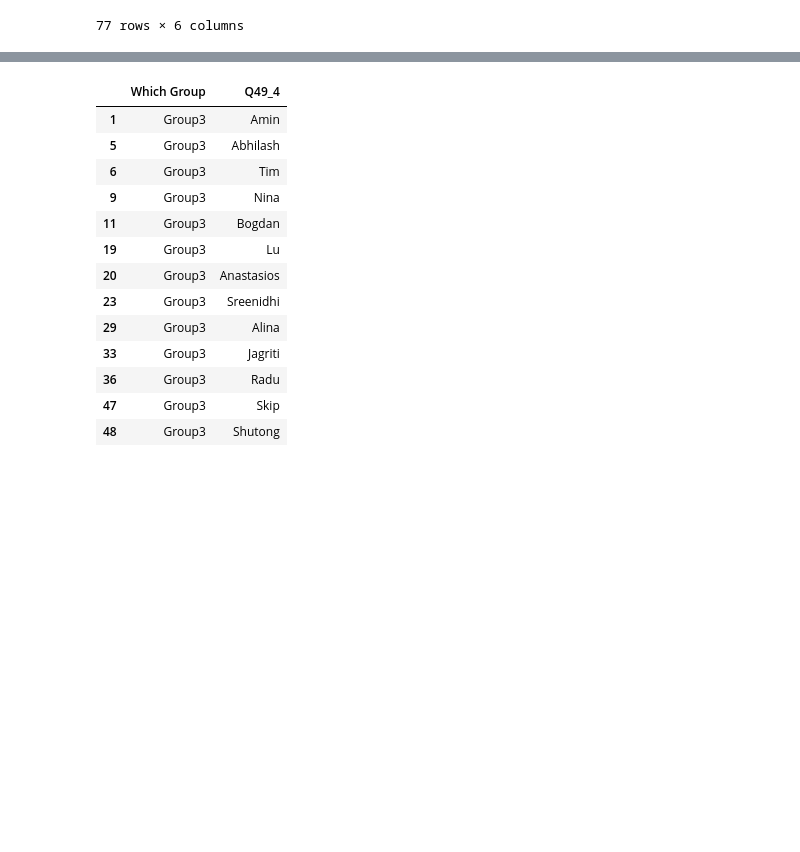
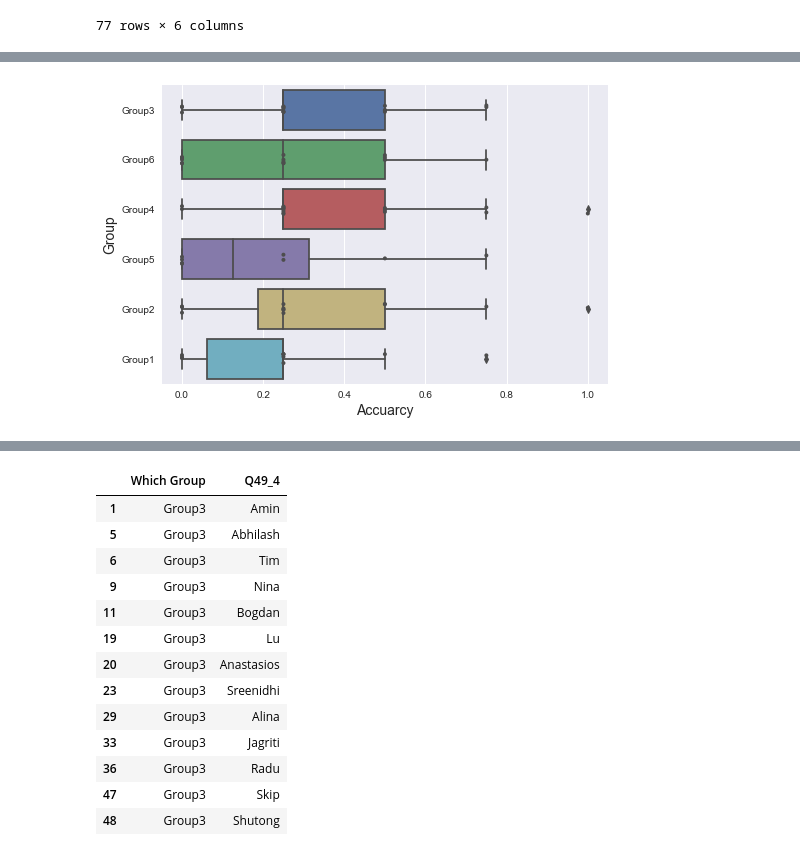
Before and after one commit to HarryZhangHH/SecurityMeasurementExperiment, a Jupyter notebook: assignment2/experiment.ipynb, the cells around one changed output, grey strips where cells are left out. Saved outputs shown, nothing was run; the diff lists cells and outputs as text; code cells hidden in the pictures; blank space fills up the shorter version.

```diff
--- a/assignment2/experiment.ipynb
+++ b/assignment2/experiment.ipynb
@@ -235,0 +293,12 @@ df_answer_new
+# %%
+# TruePositive == threshold
+total = 4
+threshold = 'BoolCorrect'
+df_answer_new[threshold] = 0
+for q in question:
+    df_answer_new[threshold] += df_answer_new[q+threshold]
+df_answer_new[threshold+'Accuracy'] = df_answer_new[threshold] / total
+
+boxplot_per_group(df_answer_new, '', threshold+'Accuracy', xlabel='Accuarcy')
+# %% [output]
+[figure, added]
```
Also changed, not shown: parts of 20 cells of this notebook.
